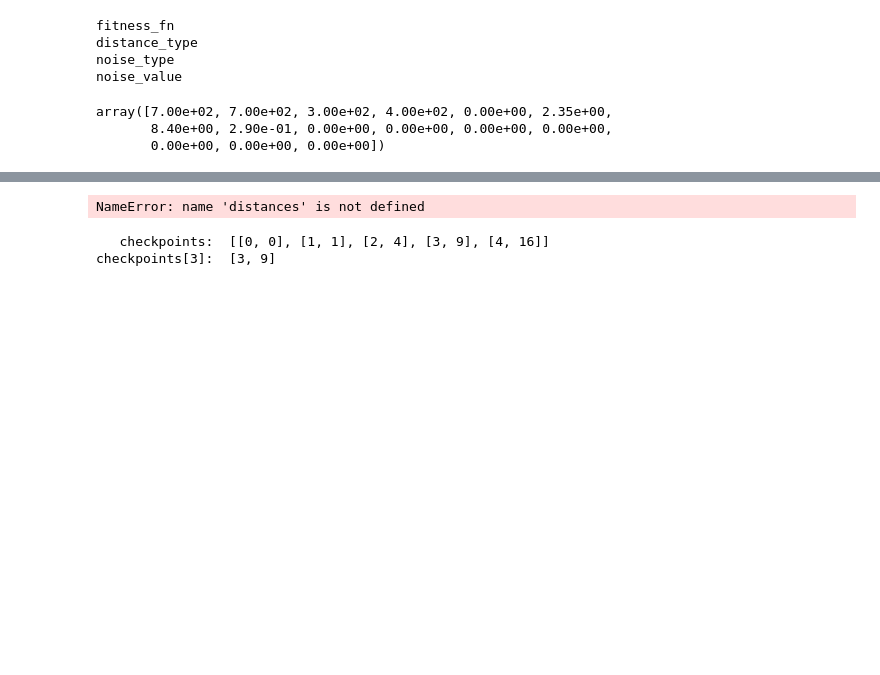
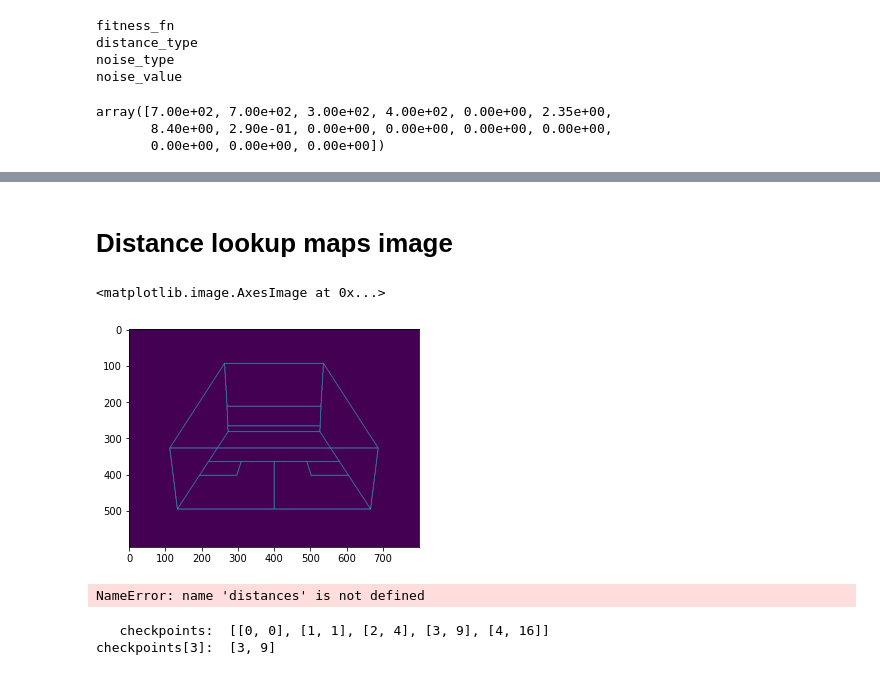
Before and after one commit to sudochris/evolution-evaluation, a Jupyter notebook: function_testing.ipynb, the cells around one changed output, grey strips where cells are left out. Saved outputs shown, nothing was run; the diff lists cells and outputs as text; code cells hidden in the pictures; blank space fills up the shorter version.

```diff
--- a/function_testing.ipynb
+++ b/function_testing.ipynb
@@ -118,3 +119,13 @@ ax.imshow(test_image,cmap="gray")
+# %% [markdown]
+# Distance lookup maps image
+# %%
+image0 = np.zeros(image_shape, dtype=np.uint8)
+render_geometry_with_camera(image0, geometry, cma, ta, ra, da, (255,), 1)
+
+plt.imshow(image0)
+# %% [output]
+<matplotlib.image.AxesImage at 0x...>
+[figure, added]
 # %%
 errors = np.array([[-5.13359926, -1.00286623],
  [ 3.90467068,  0.17045128],
```
Also changed, not shown: parts of 15 cells of this notebook, 2 other files.
